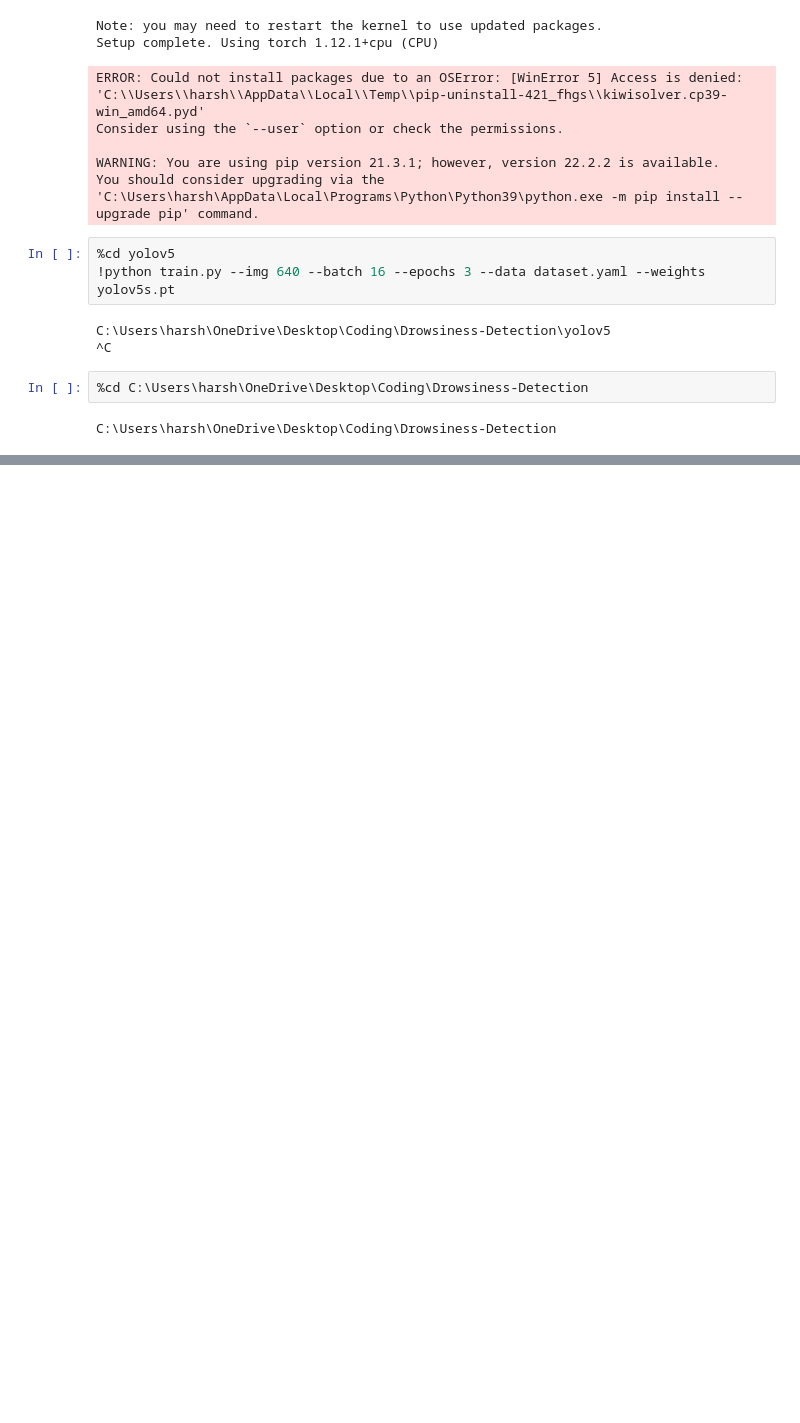
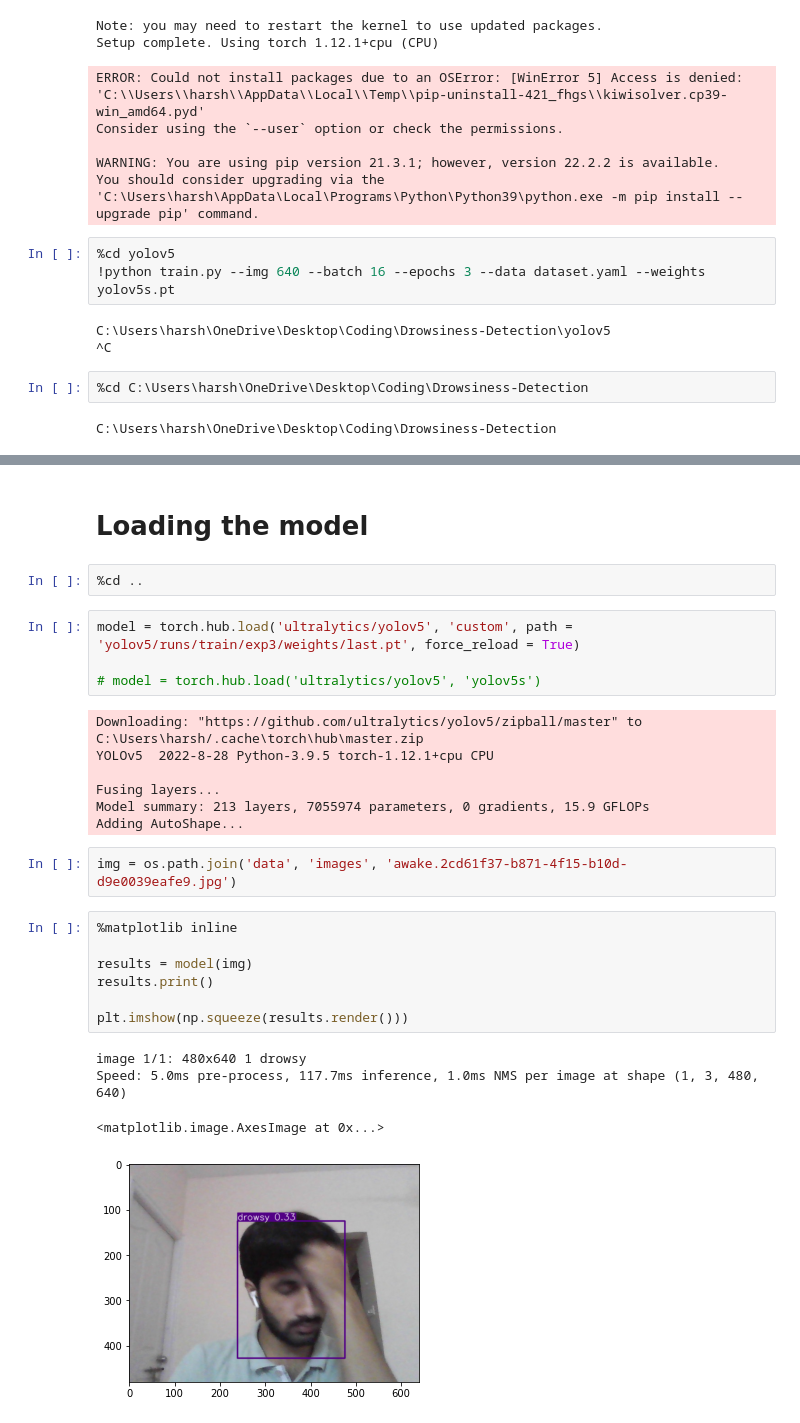
Before and after one commit to harshjainsk/Drowsiness-Detection-Using-YOLOv5-Pytorch, a Jupyter notebook: Drowsiness-Detection.ipynb, the cells around one changed output, grey strips where cells are left out. Drawn from its saved outputs; the diff is of its cells as text; blank space fills up the shorter version.

Commit message:
loaded the model and completed real-time detection

```diff
--- a/Drowsiness-Detection.ipynb
+++ b/Drowsiness-Detection.ipynb
@@ -224,0 +227,29 @@ Results saved to runs\train\exp2
+# %% [markdown]
+# Loading the model
+# %%
+%cd ..
+# %%
+model = torch.hub.load('ultralytics/yolov5', 'custom', path = 'yolov5/runs/train/exp3/weights/last.pt', force_reload = True)
+
+# model = torch.hub.load('ultralytics/yolov5', 'yolov5s')
+# %% [output]
+Downloading: "https://github.com/ultralytics/yolov5/zipball/master" to C:\Users\harsh/.cache\torch\hub\master.zip
+YOLOv5  2022-8-28 Python-3.9.5 torch-1.12.1+cpu CPU
+
+Fusing layers...
+Model summary: 213 layers, 7055974 parameters, 0 gradients, 15.9 GFLOPs
+Adding AutoShape...
+# %%
+img = os.path.join('data', 'images', 'awake.2cd61f37-b871-4f15-b10d-d9e0039eafe9.jpg')
+# %%
+%matplotlib inline
+
+results = model(img)
+results.print()
+
+plt.imshow(np.squeeze(results.render()))
+# %% [output]
+image 1/1: 480x640 1 drowsy
+Speed: 5.0ms pre-process, 117.7ms inference, 1.0ms NMS per image at shape (1, 3, 480, 640)
+<matplotlib.image.AxesImage at 0x...>
+[figure, added]
```
Also changed, not shown: parts of 3 cells of this notebook.
